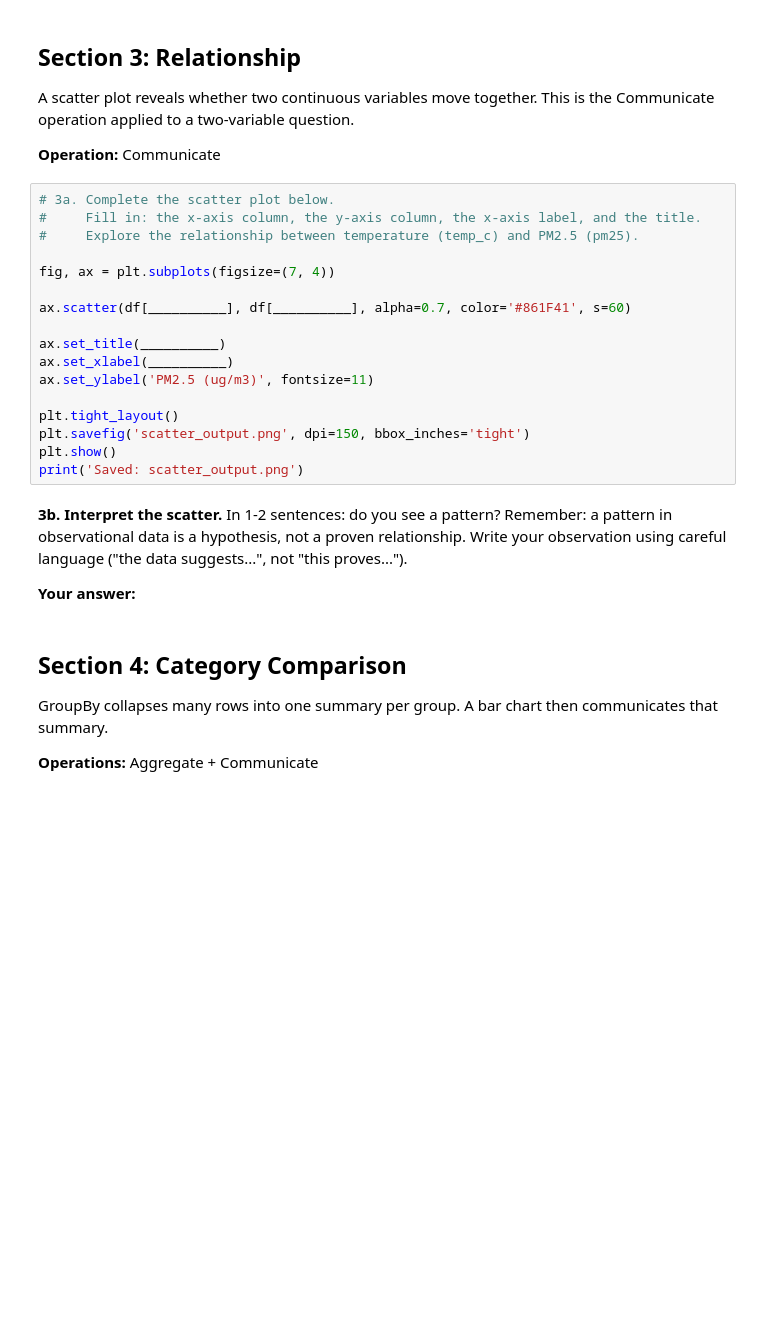
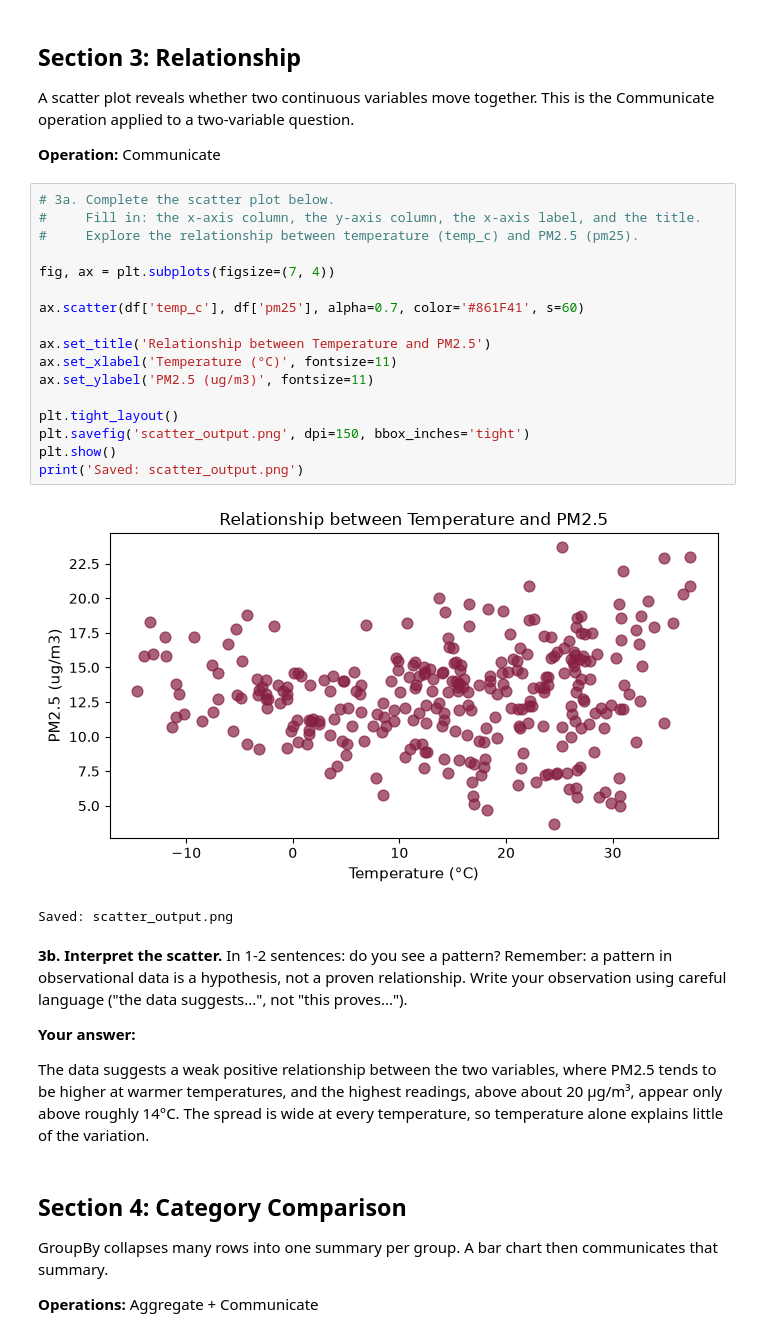
Before and after one commit to NickFreberg/cs5045, a Jupyter notebook: M9/hw9.ipynb, the cells around one changed output. Drawn from its saved outputs; the diff is of its cells as text; blank space fills up the shorter version.

```diff
--- a/M9/hw9.ipynb
+++ b/M9/hw9.ipynb
@@ -86,24 +108,29 @@ A scatter plot reveals whether two continuous variables move together. This is t
 # %%
 # 3a. Complete the scatter plot below.
 #     Fill in: the x-axis column, the y-axis column, the x-axis label, and the title.
 #     Explore the relationship between temperature (temp_c) and PM2.5 (pm25).
 
 fig, ax = plt.subplots(figsize=(7, 4))
 
-ax.scatter(df[__________], df[__________], alpha=0.7, color='#861F41', s=60)
+ax.scatter(df['temp_c'], df['pm25'], alpha=0.7, color='#861F41', s=60)
 
-ax.set_title(__________)
-ax.set_xlabel(__________)
+ax.set_title('Relationship between Temperature and PM2.5')
+ax.set_xlabel('Temperature (°C)', fontsize=11)
 ax.set_ylabel('PM2.5 (ug/m3)', fontsize=11)
 
 plt.tight_layout()
 plt.savefig('scatter_output.png', dpi=150, bbox_inches='tight')
 plt.show()
 print('Saved: scatter_output.png')
+# %% [output]
+[figure, added]
+Saved: scatter_output.png
 # %% [markdown]
 **3b. Interpret the scatter.** In 1-2 sentences: do you see a pattern? Remember: a pattern in observational data is a hypothesis, not a proven relationship. Write your observation using careful language ("the data suggests...", not "this proves...").
 
 **Your answer:**
+
+The data suggests a weak positive relationship between the two variables, where PM2.5 tends to be higher at warmer temperatures, and the highest readings, above about 20 µg/m³, appear only above roughly 14°C. The spread is wide at every temperature, so temperature alone explains little of the variation.
 # %% [markdown]
 ## Section 4: Category Comparison
 
```
Also changed, not shown: parts of 12 cells of this notebook, 2 other files.
